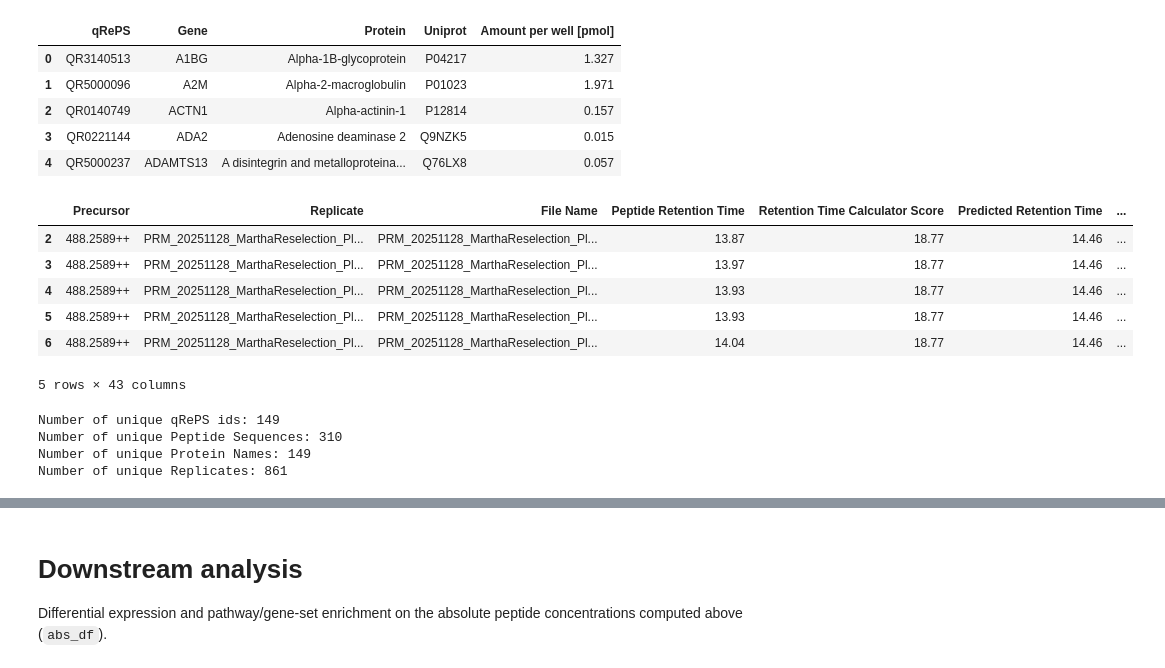
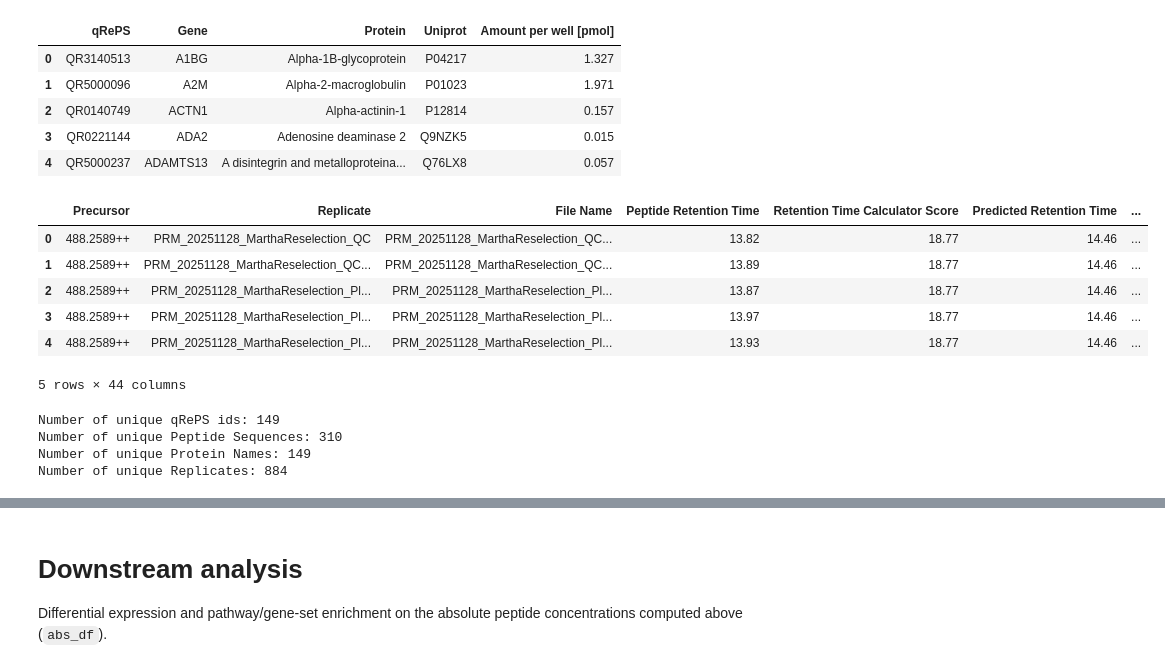
Before and after one commit to thanadol-git/kardemumma, a Jupyter notebook: ratio_MORPHEUS.ipynb, the cells around one changed output, grey strips where cells are left out. Saved outputs shown, nothing was run; the diff lists cells and outputs as text; code cells hidden in the pictures.

```diff
--- a/ratio_MORPHEUS.ipynb
+++ b/ratio_MORPHEUS.ipynb
@@ -135,7 +140,7 @@ Sample names in Skyline but not in SDRF:
 Sample names in SDRF but not in Skyline:
   (none)
 # %%
-skyline_pool = skyline_merge_obj.select_pool_data(label_col='characteristics[Sample]', pool_label='Pool')
+skyline_pool = skyline_merge_obj.select_pool_data( pool_label='Pool')
 # %% [output]
 Summary of samples per plate:
 Plate Plate_1: 5 unique comment[data file] names
@@ -509,23 +514,23 @@ qREPs lot number: 24001
 | 3 | QR0221144 | ADA2 | Adenosine deaminase 2 | Q9NZK5 | 0.015 |
 | 4 | QR5000237 | ADAMTS13 | A disintegrin and metalloproteina... | Q76LX8 | 0.057 |
 # %%
-skyline_merge_adj.head()
+skyline_corrected.head()
 # %% [output]
 |  | Precursor | Replicate | File Name | Peptide Retention Time | Retention Time Calculator Score | Predicted Retention Time | ... |
+| 0 | 488.2589++ | PRM_20251128_MarthaReselection_QC | PRM_20251128_MarthaReselection_QC... | 13.82 | 18.77 | 14.46 | ... |
+| 1 | 488.2589++ | PRM_20251128_MarthaReselection_QC... | PRM_20251128_MarthaReselection_QC... | 13.89 | 18.77 | 14.46 | ... |
 | 2 | 488.2589++ | PRM_20251128_MarthaReselection_Pl... | PRM_20251128_MarthaReselection_Pl... | 13.87 | 18.77 | 14.46 | ... |
 | 3 | 488.2589++ | PRM_20251128_MarthaReselection_Pl... | PRM_20251128_MarthaReselection_Pl... | 13.97 | 18.77 | 14.46 | ... |
 | 4 | 488.2589++ | PRM_20251128_MarthaReselection_Pl... | PRM_20251128_MarthaReselection_Pl... | 13.93 | 18.77 | 14.46 | ... |
-| 5 | 488.2589++ | PRM_20251128_MarthaReselection_Pl... | PRM_20251128_MarthaReselection_Pl... | 13.93 | 18.77 | 14.46 | ... |
-| 6 | 488.2589++ | PRM_20251128_MarthaReselection_Pl... | PRM_20251128_MarthaReselection_Pl... | 14.04 | 18.77 | 14.46 | ... |
-5 rows × 43 columns
+5 rows × 44 columns
 # %%
 # Calculate absolute protein concentration
-abs_df = kdm.get_absolute_conc(qreps_table, skyline_merge_adj)
+abs_df = kdm.get_absolute_conc(qreps_table, skyline_corrected)
 # %% [output]
 Number of unique qRePS ids: 149
 Number of unique Peptide Sequences: 310
 Number of unique Protein Names: 149
-Number of unique Replicates: 861
+Number of unique Replicates: 884
 # %%
 # Print out the table
 abs_df.head()
```
Also changed, not shown: parts of 11 cells of this notebook.
